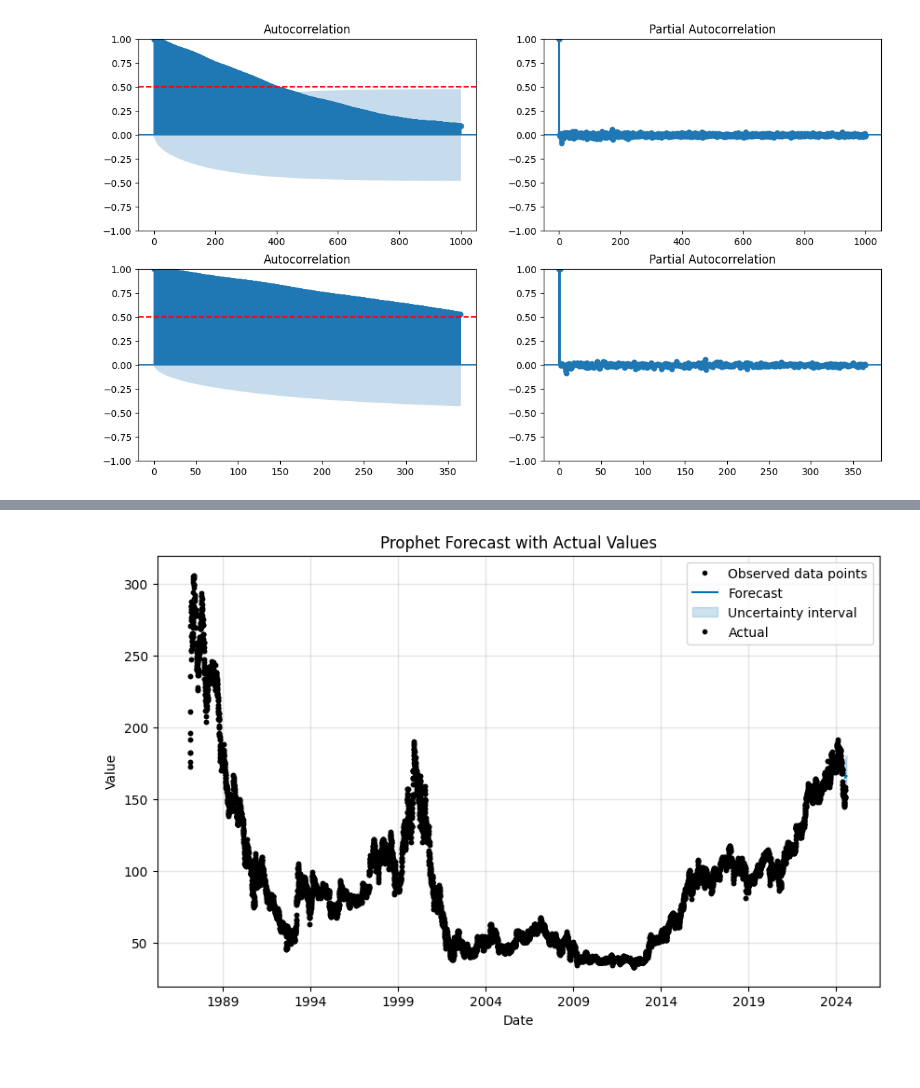
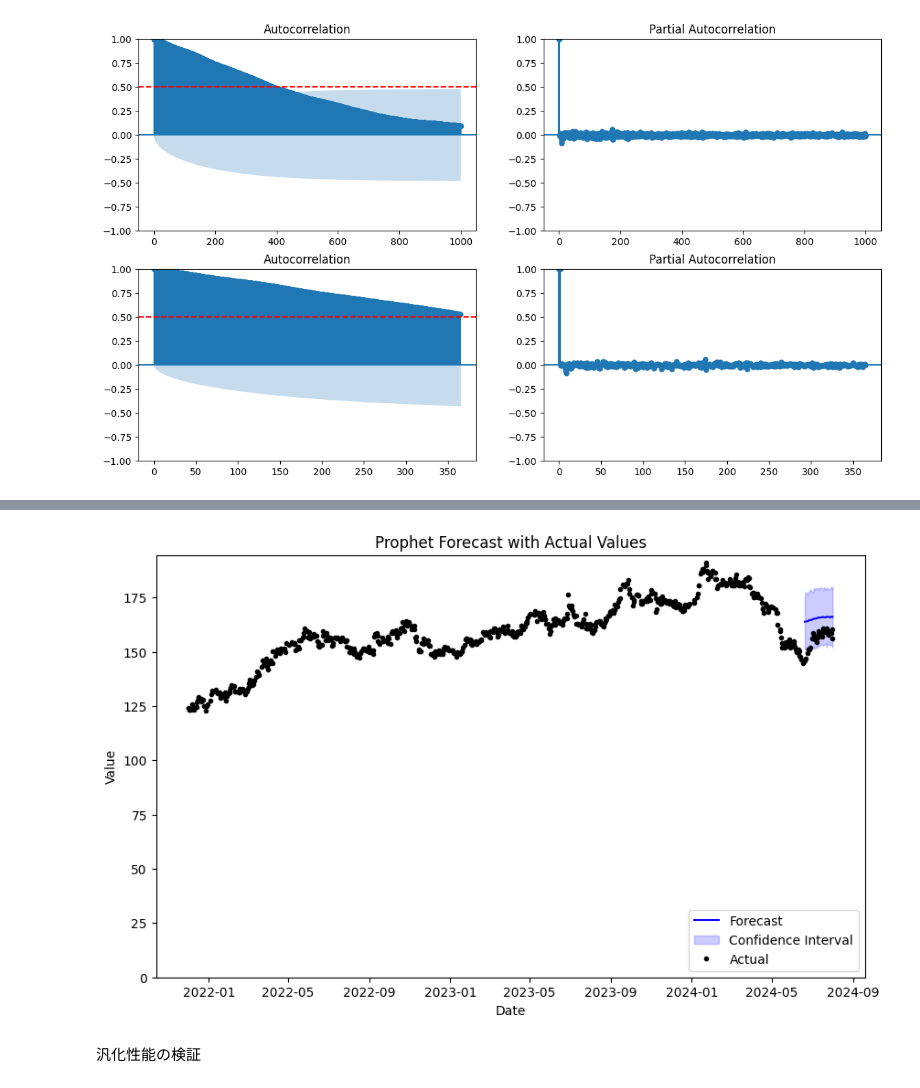
Before and after one commit to Charee-Villapong/Trainee, a Jupyter notebook: time-series-prediction.ipynb, the cells around one changed output, grey strips where cells are left out. Cells and saved outputs as stored; diff of their text form; code cells hidden in the pictures.

```diff
--- a/time-series-prediction.ipynb
+++ b/time-series-prediction.ipynb
@@ -19,7 +20,6 @@ df = pd.read_csv("/Users/yoshitakanishikawa/Downloads/assignment-main/Trainee/ti
 def convert_volume_with_apply(volume_str):
     """
     出来高の文字列を数値に変換する関数
-    applyで使用する
     """
     if pd.isna(volume_str):
         return np.nan
@@ -126,7 +127,7 @@ plt.show()
 # %%
 m = Prophet()
 # %%
-sampling_term = 20
+sampling_term = 30
 
 target = "終値"
 sample = df[["日付け",target]]
@@ -156,27 +151,25 @@ fig2 = m.plot_components(forecast)
-# %%
-import matplotlib.pyplot as plt
-
-# 実測値と予測値を重ねてプロットする関数
-def plot_forecast_with_actual(m, forecast, actual_data, ax=None):
-    if ax is None:
-        fig, ax = plt.subplots(figsize=(10, 6))
-
-    # 予測値をプロット
-    m.plot(forecast, ax=ax)
-
-    # 実測値をプロット
-    ax.plot(actual_data['ds'], actual_data['y'], 'k.', label='Actual')
-
-    # 凡例を追加
-    ax.legend()
-    ax.set_title('Prophet Forecast with Actual Values')
-    ax.set_xlabel('Date')
-    ax.set_ylabel('Value')
-
-    return ax
-
-# 例: 訓練データと予測を重ねて表示
-plot_forecast_with_actual(m, forecast, sample_train)
-plt.show()
-# %% [output]
-[figure, removed]
+# %%
+# グラフを描画するaxオブジェクトを作成
+fig, ax = plt.subplots(figsize=(10, 6))
+
+# 1. 予測値をプロット（yhatと信頼区間）
+ax.plot(forecast['ds'], forecast['yhat'], color='blue', label='Forecast')
+ax.fill_between(forecast['ds'], forecast['yhat_lower'], forecast['yhat_upper'], color='blue', alpha=0.2, label='Confidence Interval')
+
+actual_data = sample.loc[sample['日付け'] >= '2021-12-01']
+ax.plot(actual_data['日付け'], actual_data['終値'], 'k.', label='Actual')
+
+ax.set_title('Prophet Forecast with Actual Values')
+ax.set_xlabel('Date')
+ax.set_ylabel('Value')
+ax.legend(loc='lower right')
+
+ax.set_ylim(0, None)
+
+plt.show()
+
+fig2 = m.plot_components(forecast)
+# %% [output]
+[figure, added]
+# %% [markdown]
+汎化性能の検証
```
Also changed, not shown: parts of 15 cells of this notebook.
